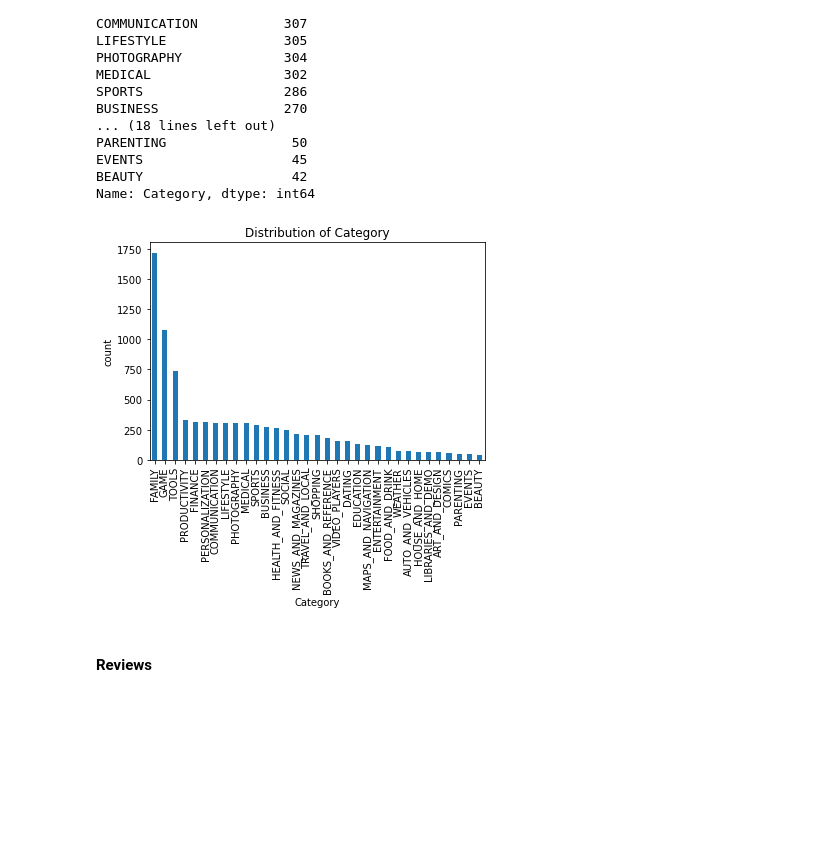
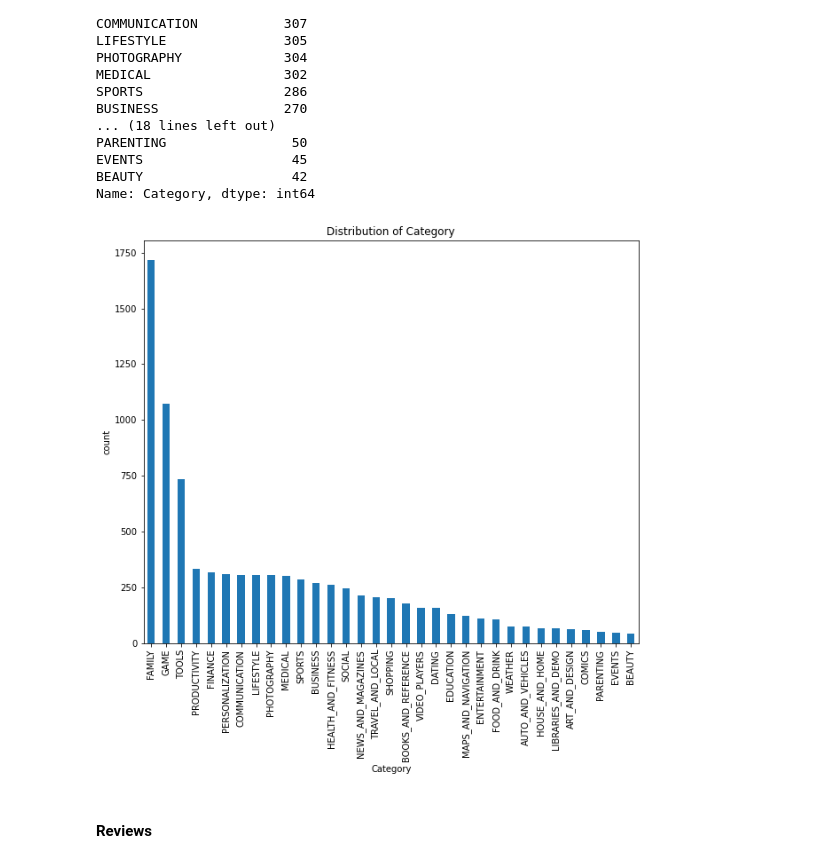
Before and after one commit to XiongfengWang/1030project, a Jupyter notebook: src/project.ipynb, the cells around one changed output. Cells and saved outputs as stored; diff of their text form; code cells hidden in the pictures; blank space fills up the shorter version.

```diff
--- a/src/project.ipynb
+++ b/src/project.ipynb
@@ -188,12 +188,14 @@ EVENTS                   45
 BEAUTY                   42
 Name: Category, dtype: int64
 # %%
+plt.figure(figsize=(10, 10))
 pd.value_counts(df1.Category).plot.bar(title = 'Distribution of Category')
+plt.gcf().subplots_adjust(bottom=0.25)
 plt.xlabel('Category')
 plt.ylabel('count')
-plt.savefig('/Users/xiongfengwang/git/data1030_student_f20/project/figures/Distribution of Category.png')
+plt.savefig('/Users/xiongfengwang/git/data1030_student_f20/project/figures/Distribution of Category.png', inches = 'tight')
 # %% [output]
-[figure, old version]
+[figure, new version]
 # %% [markdown]
 #### Reviews
 # %%
```
Also changed, not shown: 1 other file.
